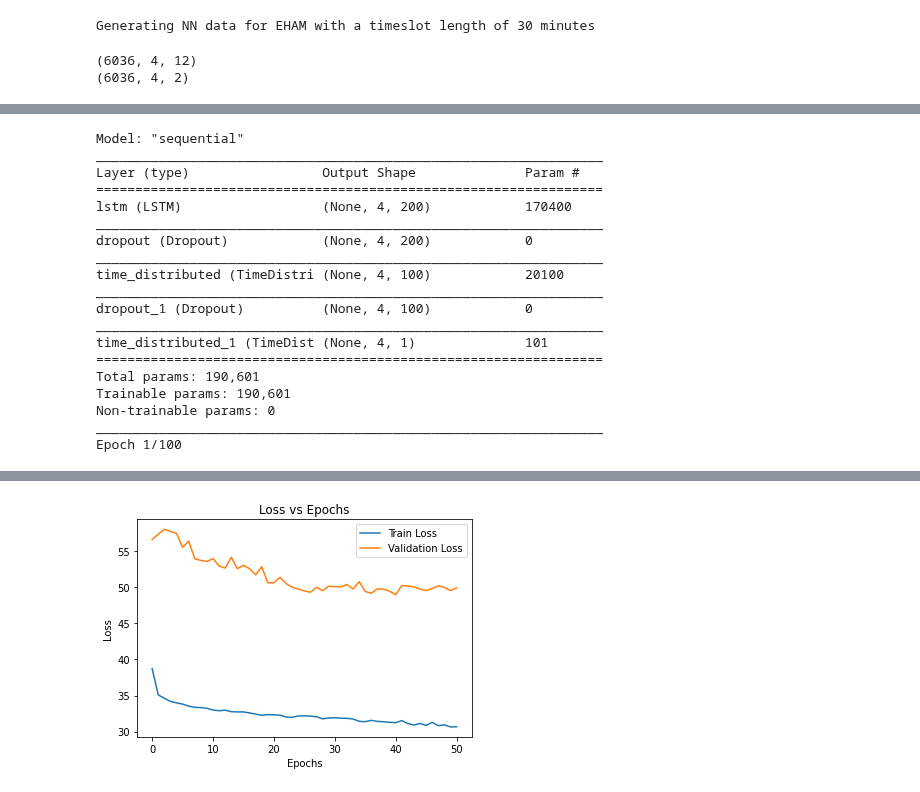
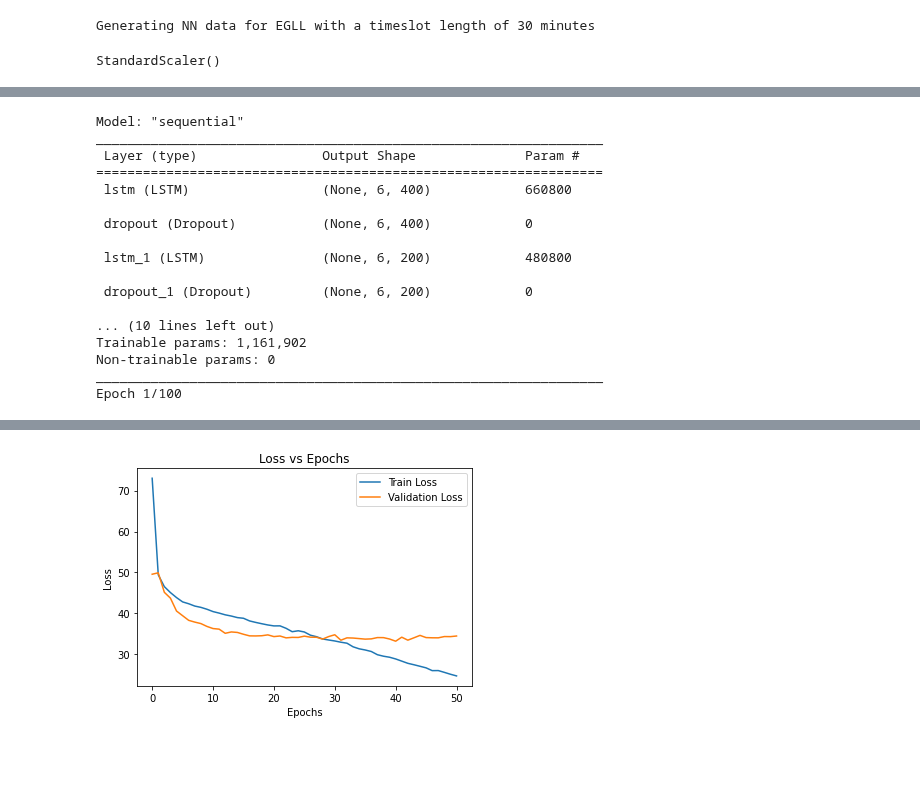
Before and after one commit to junzis/atdelay, a Jupyter notebook: airport_delay_lstm.ipynb, the cells around one changed output, grey strips where cells are left out. Saved outputs shown, nothing was run; the diff lists cells and outputs as text; code cells hidden in the pictures; blank space fills up the shorter version.

Commit message:
update lstm model

```diff
--- a/airport_delay_lstm.ipynb
+++ b/airport_delay_lstm.ipynb
@@ -22,7 +54,7 @@ lookback, lookahead = 4, 4
 # %%
 dataset = (
     generateNNdata(
-        "EHAM",
+        airport,
         timeslotLength=timeinterval,
         catagoricalFlightDuration=False,
         forceRegenerateData=True,
@@ -32,7 +64,7 @@ dataset = (
     .assign(capacityFilled=lambda d: d.capacityFilled * 100)
 )
 # %% [output]
-Generating NN data for EHAM with a timeslot length of 30 minutes
+Generating NN data for EGLL with a timeslot length of 30 minutes
 # %%
 # randomly split train, validation, test with 60%, 20%, 20%
 
@@ -40,13 +72,10 @@ np.random.seed(42)
 dates = dataset.date.unique()
 np.random.shuffle(dates)
 
-idx_train = int(len(dates) * 0.6)
-idx_val = int(len(dates) * 0.8)
+idx_split = int(len(dates) * 0.75)
 
-train_dates = dates[:idx_train]
-val_dates = dates[idx_train:idx_val]
-test_dates = dates[idx_val:]
+train_dates = dates[:idx_split]
+test_dates = dates[idx_split:]
 
-train_data = dataset.query("date in @train_dates")
-validation_data = dataset.query("date in @test_dates")
-test_data = dataset.query("date in @test_dates")
+train_data = dataset.query("date in @train_dates").sort_values('timeslot')
+test_data = dataset.query("date in @test_dates").sort_values('timeslot')
@@ -84,27 +82,26 @@ def genXy(data, lb, la):
+# %%
+scaler = StandardScaler()
+scaler.fit(dataset.drop(columns=["timeslot", "date"]).values)
+# %% [output]
+StandardScaler()
 # %%
-X_train, y_train, X_train_time, y_train_time = genXy(train_data, lookback, lookahead)
-X_val, y_val, X_val_time, y_val_time = genXy(validation_data, lookback, lookahead)
-X_test, y_test, X_test_time, y_test_time = genXy(test_data, lookback, lookahead)
+X_train, y_train, X_train_time, y_train_time = genXy(train_data, lookback, lookahead, scaler)
+X_test, y_test, X_test_time, y_test_time = genXy(test_data, lookback, lookahead, scaler)
 
 y_train_arr, y_train_dep = y_train[:, :, 0], y_train[:, :, 1]
-y_val_arr, y_val_dep = y_val[:, :, 0], y_val[:, :, 1]
 y_test_arr, y_test_dep = y_test[:, :, 0], y_test[:, :, 1]
-# %%
-print(X_train.shape)
-print(y_train.shape)
-# %% [output]
-(6036, 4, 12)
-(6036, 4, 2)
 # %%
 n_timesteps = X_train.shape[1]
 n_features = X_train.shape[2]
 
 model = Sequential()
+model.add(LSTM(400, input_shape=(n_timesteps, n_features), return_sequences=True))
+model.add(Dropout(0.25))
 model.add(LSTM(200, input_shape=(n_timesteps, n_features), return_sequences=True))
 model.add(Dropout(0.25))
 model.add(TimeDistributed(Dense(100)))
 model.add(Dropout(0.25))
-model.add(TimeDistributed(Dense(1)))
+model.add(TimeDistributed(Dense(2)))
 
 model.compile(loss="mse", optimizer="adam")
 
@@ -115,9 +112,9 @@ es = EarlyStopping(monitor="val_loss", mode="min", verbose=1, patience=10)
 # Fit data
 history = model.fit(
     X_train,
-    y_train_dep,
+    y_train,
     epochs=100,
-    validation_data=(X_val, y_val_dep),
+    validation_data=(X_test, y_test),
     # verbose=0,
     shuffle=False,
     callbacks=[es],
@@ -140,19 +135,17 @@ To enable them in other operations, rebuild TensorFlow with the appropriate comp
 Model: "sequential"
 _________________________________________________________________
-Layer (type)                 Output Shape              Param #
+ Layer (type)                Output Shape              Param #
 =================================================================
-lstm (LSTM)                  (None, 4, 200)            170400
-_________________________________________________________________
-dropout (Dropout)            (None, 4, 200)            0
-_________________________________________________________________
-time_distributed (TimeDistri (None, 4, 100)            20100
-_________________________________________________________________
-dropout_1 (Dropout)          (None, 4, 100)            0
-_________________________________________________________________
-time_distributed_1 (TimeDist (None, 4, 1)              101
-=================================================================
-Total params: 190,601
-Trainable params: 190,601
+ lstm (LSTM)                 (None, 6, 400)            660800
+
+ dropout (Dropout)           (None, 6, 400)            0
+
+ lstm_1 (LSTM)               (None, 6, 200)            480800
+
+ dropout_1 (Dropout)         (None, 6, 200)            0
+
+... (10 lines left out)
+Trainable params: 1,161,902
 Non-trainable params: 0
 _________________________________________________________________
 Epoch 1/100
@@ -176,3 +169,3 @@ Epoch 51/100
 Epoch 00051: early stopping
-[figure, old version]
+[figure, new version]
 # %%
```
Also changed, not shown: parts of 17 cells of this notebook, 1 other file.
